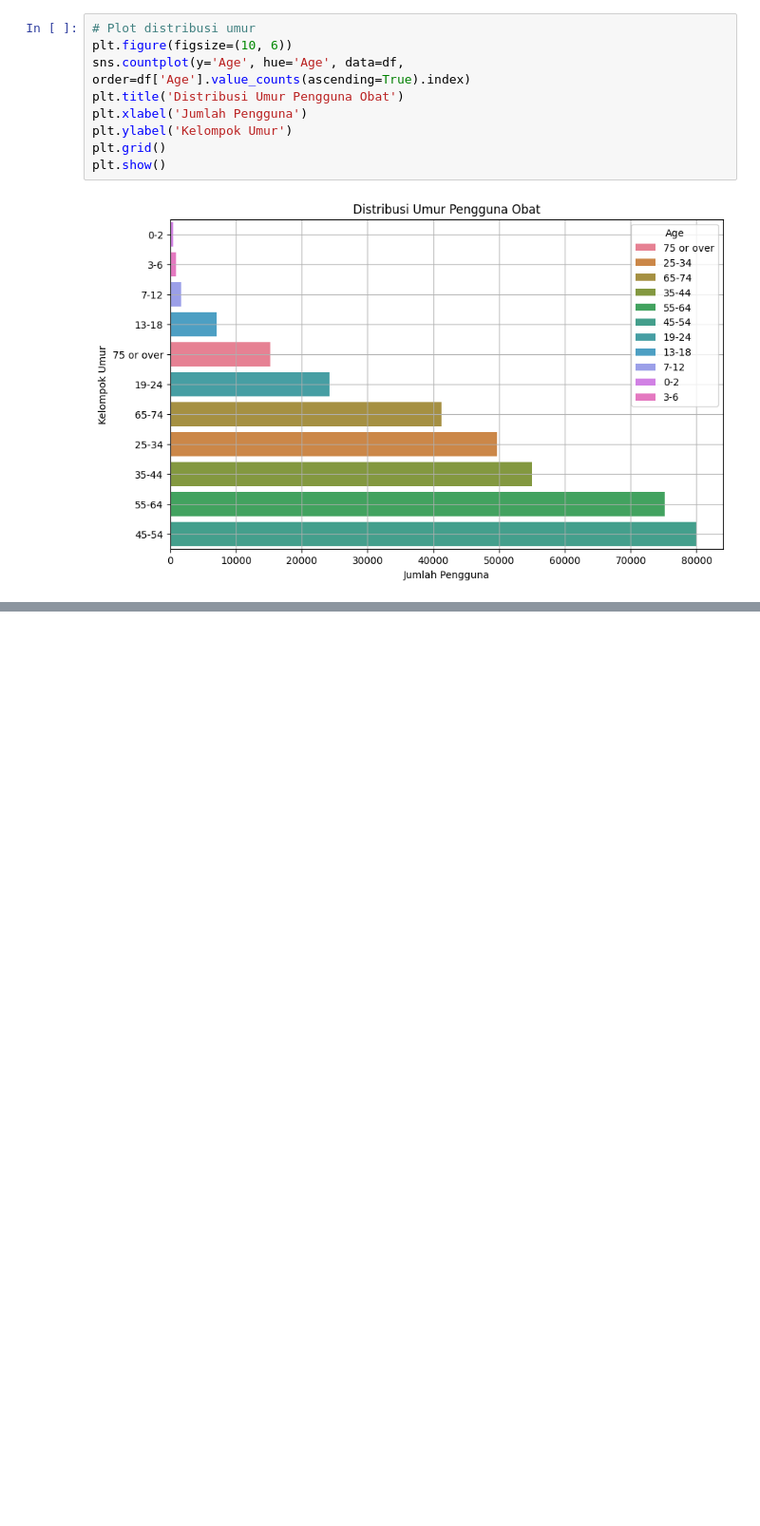
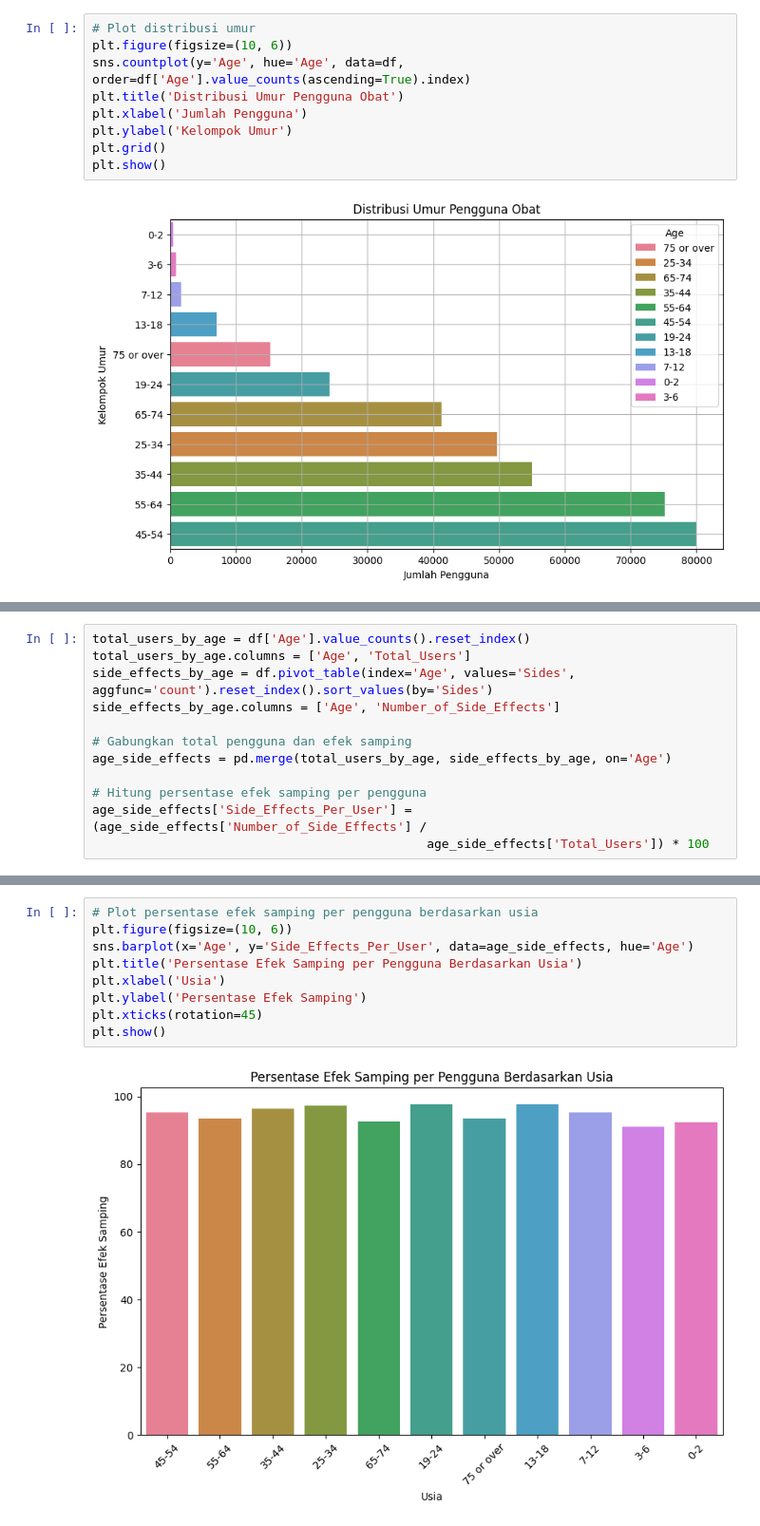
Before and after one commit to AnggaDS01/Python, a Jupyter notebook: Machine-Learning/Projects/Pytorch/Classification-Tasks/WebMD-Drug-Reviews-Dataset/explore_data.ipynb, the cells around one changed output, grey strips where cells are left out. Shown at 95% size. Saved outputs shown, nothing was run; the diff lists cells and outputs as text; blank space fills up the shorter version.

```diff
--- a/Machine-Learning/Projects/Pytorch/Classification-Tasks/WebMD-Drug-Reviews-Dataset/explore_data.ipynb
+++ b/Machine-Learning/Projects/Pytorch/Classification-Tasks/WebMD-Drug-Reviews-Dataset/explore_data.ipynb
@@ -209,0 +235,12 @@ plt.show()
+# %%
+total_users_by_age = df['Age'].value_counts().reset_index()
+total_users_by_age.columns = ['Age', 'Total_Users']
+side_effects_by_age = df.pivot_table(index='Age', values='Sides', aggfunc='count').reset_index().sort_values(by='Sides')
+side_effects_by_age.columns = ['Age', 'Number_of_Side_Effects']
+
+# Gabungkan total pengguna dan efek samping
+age_side_effects = pd.merge(total_users_by_age, side_effects_by_age, on='Age')
+
+# Hitung persentase efek samping per pengguna
+age_side_effects['Side_Effects_Per_User'] = (age_side_effects['Number_of_Side_Effects'] /
+                                             age_side_effects['Total_Users']) * 100
@@ -209,0 +262,11 @@ plt.show()
+# %%
+# Plot persentase efek samping per pengguna berdasarkan usia
+plt.figure(figsize=(10, 6))
+sns.barplot(x='Age', y='Side_Effects_Per_User', data=age_side_effects, hue='Age')
+plt.title('Persentase Efek Samping per Pengguna Berdasarkan Usia')
+plt.xlabel('Usia')
+plt.ylabel('Persentase Efek Samping')
+plt.xticks(rotation=45)
+plt.show()
+# %% [output]
+[figure, added]
```
Also changed, not shown: parts of 31 cells of this notebook, 1 other file.
